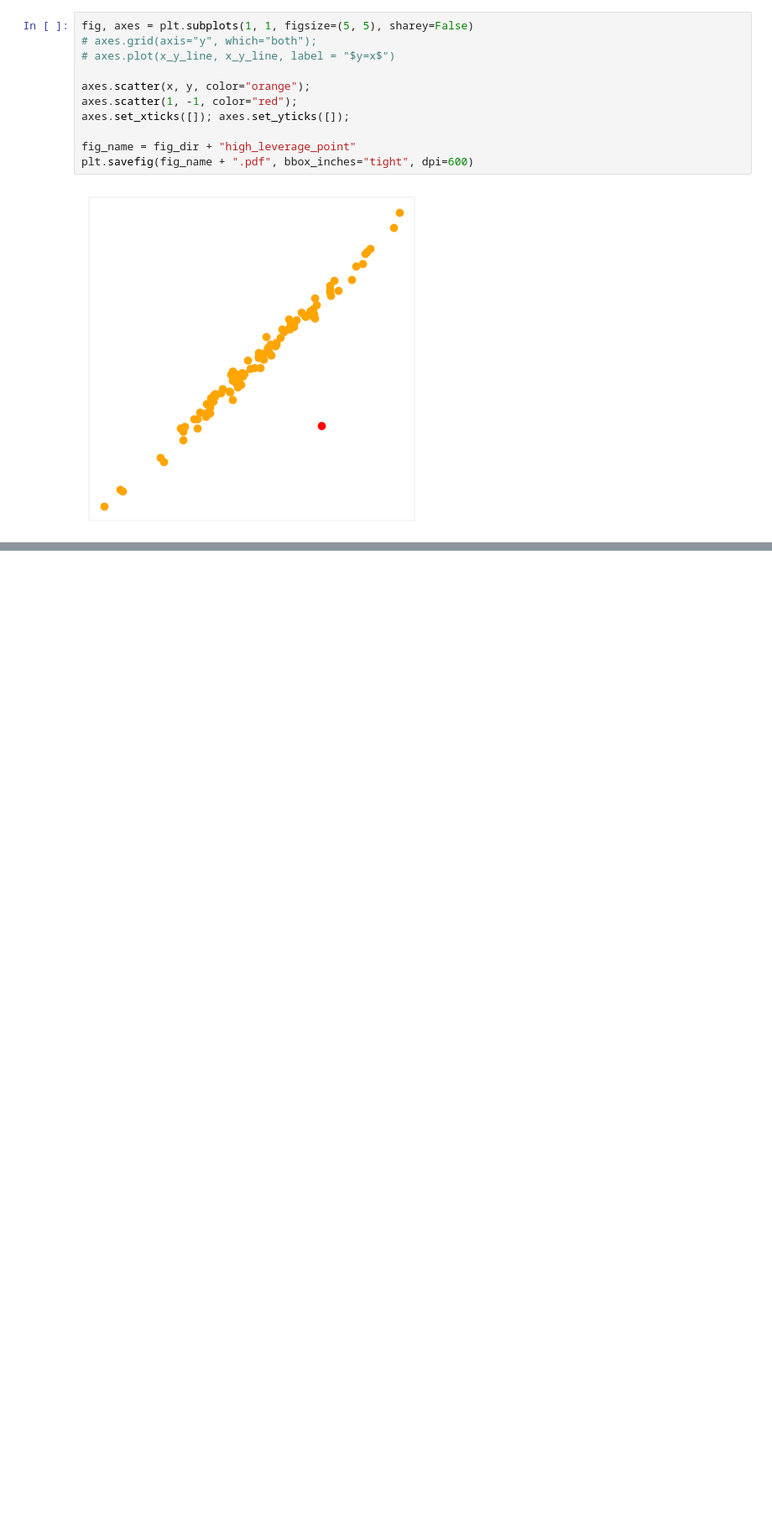
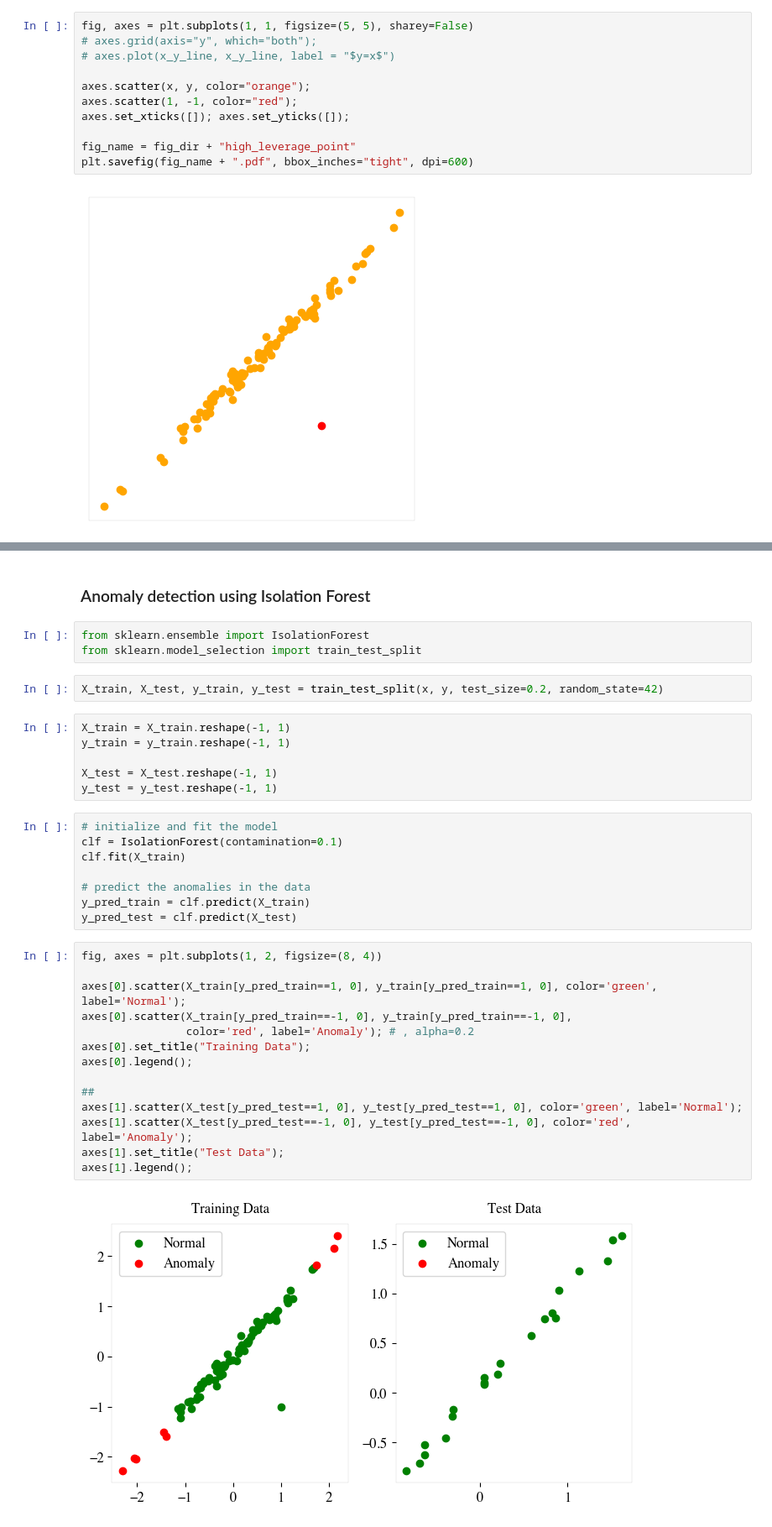
Before and after one commit to HNoorazar/Ag_Others, a Jupyter notebook: presentations/ISLP/some_plots_4_WeekLyMeeting.ipynb, the cells around one changed output, grey strips where cells are left out. Shown at 84% size. Saved outputs shown, nothing was run; the diff lists cells and outputs as text; blank space fills up the shorter version.

```diff
--- a/presentations/ISLP/some_plots_4_WeekLyMeeting.ipynb
+++ b/presentations/ISLP/some_plots_4_WeekLyMeeting.ipynb
@@ -230,0 +356,37 @@ x.max()
+# %% [markdown]
+### Anomaly detection using Isolation Forest
+# %%
+from sklearn.ensemble import IsolationForest
+from sklearn.model_selection import train_test_split
+# %%
+X_train, X_test, y_train, y_test = train_test_split(x, y, test_size=0.2, random_state=42)
+# %%
+X_train = X_train.reshape(-1, 1)
+y_train = y_train.reshape(-1, 1)
+
+X_test = X_test.reshape(-1, 1)
+y_test = y_test.reshape(-1, 1)
+# %%
+# initialize and fit the model
+clf = IsolationForest(contamination=0.1)
+clf.fit(X_train)
+
+# predict the anomalies in the data
+y_pred_train = clf.predict(X_train)
+y_pred_test = clf.predict(X_test)
+# %%
+fig, axes = plt.subplots(1, 2, figsize=(8, 4))
+
+axes[0].scatter(X_train[y_pred_train==1, 0], y_train[y_pred_train==1, 0], color='green', label='Normal');
+axes[0].scatter(X_train[y_pred_train==-1, 0], y_train[y_pred_train==-1, 0],
+                color='red', label='Anomaly'); # , alpha=0.2
+axes[0].set_title("Training Data");
+axes[0].legend();
+
+##
+axes[1].scatter(X_test[y_pred_test==1, 0], y_test[y_pred_test==1, 0], color='green', label='Normal');
+axes[1].scatter(X_test[y_pred_test==-1, 0], y_test[y_pred_test==-1, 0], color='red', label='Anomaly');
+axes[1].set_title("Test Data");
+axes[1].legend();
+# %% [output]
+[figure, added]
```
Also changed, not shown: parts of 16 cells of this notebook, 10 other files.
